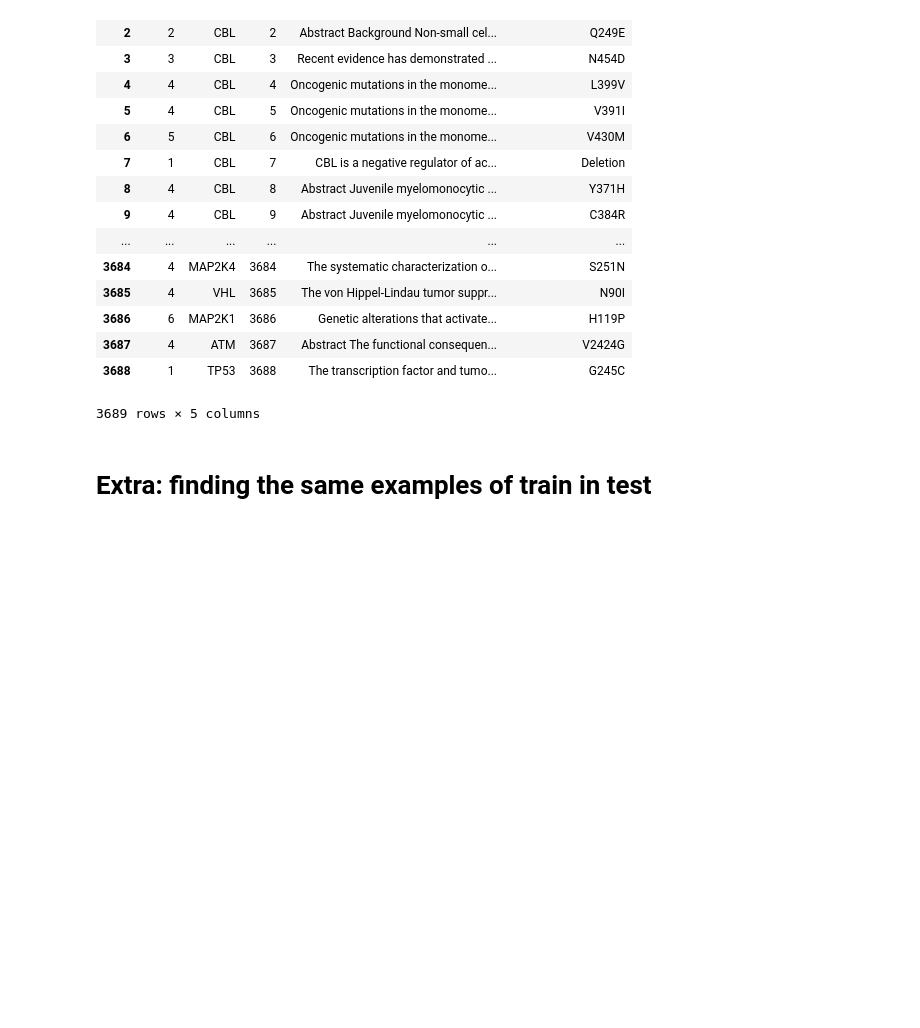
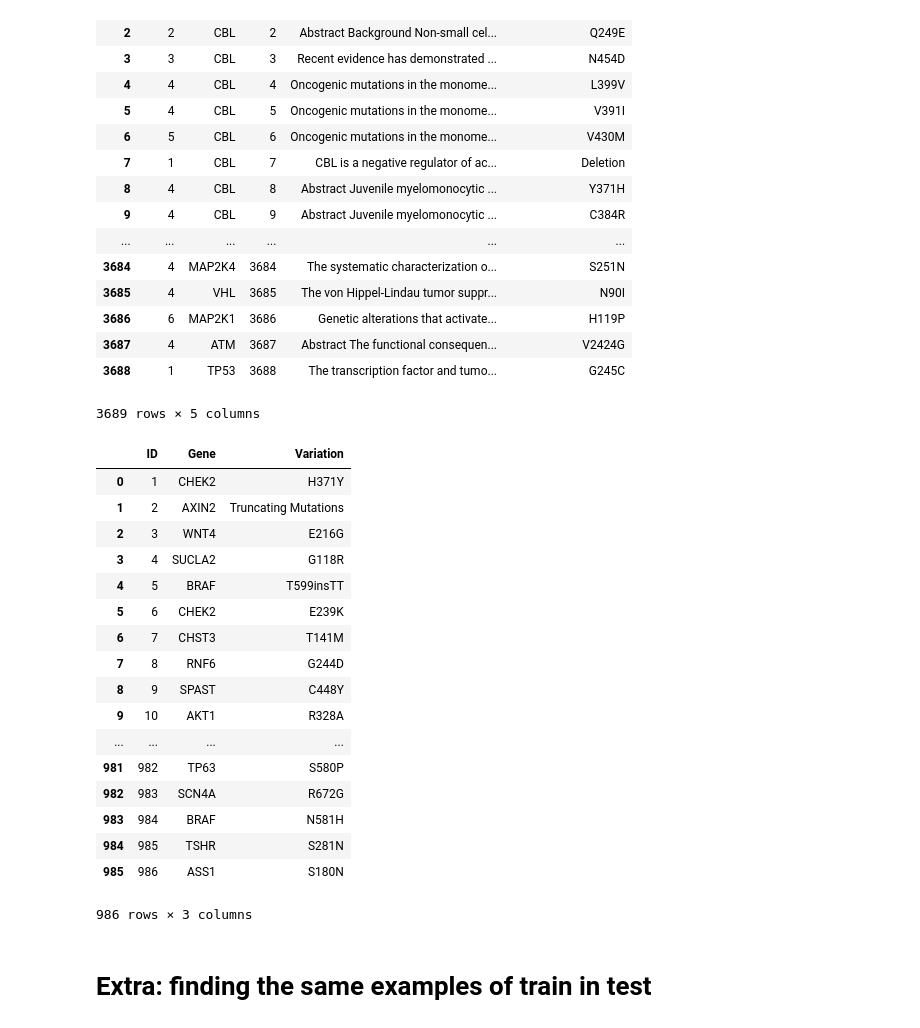
Before and after one commit to Sorelz/Kaggle_MSK, a Jupyter notebook: create_bases/create_base.ipynb, the cells around one changed output. Drawn from its saved outputs; the diff is of its cells as text; code cells hidden in the pictures; blank space fills up the shorter version.

```diff
--- a/create_bases/create_base.ipynb
+++ b/create_bases/create_base.ipynb
@@ -74,7 +74,27 @@ new_train
 # %%
 # All of the leaks are in the test set!
 #len(set(leaks_final.Variation).intersection(set(new_test.Variation))
 #len(leaks_final)
+new_test
+# %% [output]
+|  | ID | Gene | Variation |
+| 0 | 1 | CHEK2 | H371Y |
+| 1 | 2 | AXIN2 | Truncating Mutations |
+| 2 | 3 | WNT4 | E216G |
+| 3 | 4 | SUCLA2 | G118R |
+| 4 | 5 | BRAF | T599insTT |
+| 5 | 6 | CHEK2 | E239K |
+| 6 | 7 | CHST3 | T141M |
+| 7 | 8 | RNF6 | G244D |
+| 8 | 9 | SPAST | C448Y |
+| 9 | 10 | AKT1 | R328A |
+| ... | ... | ... | ... |
+| 981 | 982 | TP63 | S580P |
+| 982 | 983 | SCN4A | R672G |
+| 983 | 984 | BRAF | N581H |
+| 984 | 985 | TSHR | S281N |
+| 985 | 986 | ASS1 | S180N |
+986 rows × 3 columns
 # %% [markdown]
 # Extra: finding the same examples of train in test
 # %%
```
Also changed, not shown: parts of 6 cells of this notebook.
